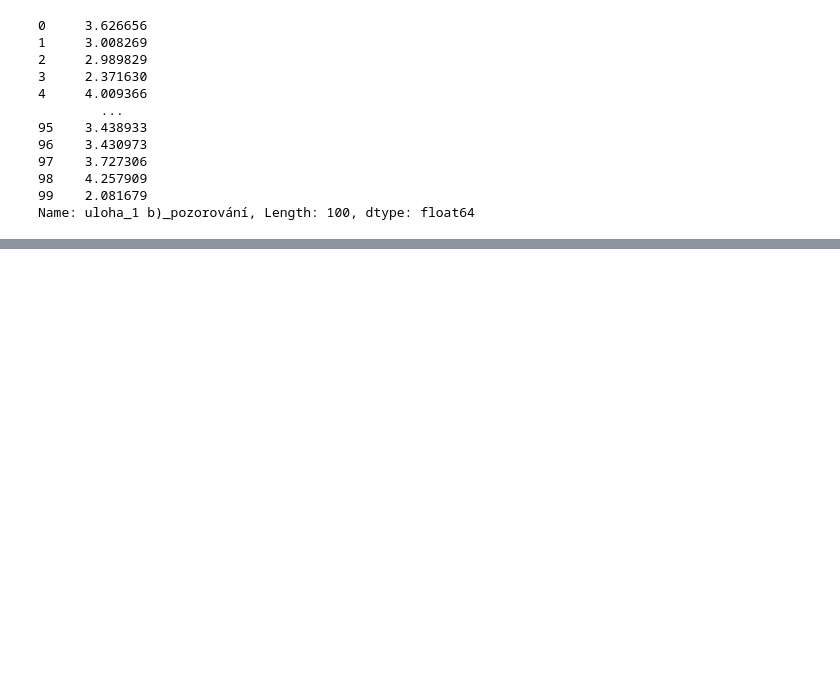
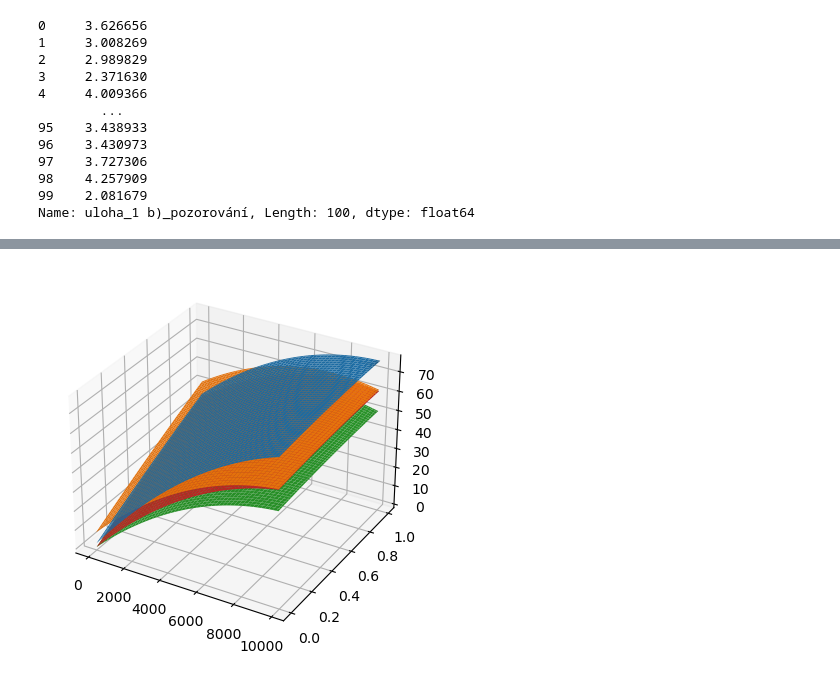
Before and after one commit to davidchocholaty/BUT-FIT-MSP-2, a Jupyter notebook: solution.ipynb, the cells around one changed output, grey strips where cells are left out. Saved outputs shown, nothing was run; the diff lists cells and outputs as text; code cells hidden in the pictures; blank space fills up the shorter version.

```diff
--- a/solution.ipynb
+++ b/solution.ipynb
@@ -314,0 +371,10 @@ print(mean, median)
+# %%
+# Definice plneho modelu
+formula_definition = 'Ping ~ ActiveUsers + InteractingPct + C(OSType) + ' + \
+    'ActiveUsers * InteractingPct + ' + \
+    'ActiveUsers * C(OSType) + ' + \
+    'InteractingPct * C(OSType) + ' + \
+    '+ I(ActiveUsers**2) + I(InteractingPct**2)'
+full_model = smf.ols(formula=formula_definition, data=df_2)
+full_model_fit = full_model.fit()
+full_model_fit.summary()
@@ -314,0 +416,76 @@ print(mean, median)
+# %%
+from matplotlib import cm
+
+fig = plt.figure()
+ax = fig.add_subplot(111, projection='3d')
+
+# active_users_min = min(df_2.ActiveUsers)
+active_users_max = max(df_2.ActiveUsers)
+
+x = np.arange(0, 10000, 100)
+y = np.arange(0.0, 1.0, 0.01)
+X, Y = np.meshgrid(x, y)
+
+print(full_model_fit.params)
+
+zs_macos = full_model_fit.params['Intercept'] + \
+    full_model_fit.params['C(OSType)[T.MacOS]'] + \
+    full_model_fit.params['ActiveUsers'] * X + \
+    full_model_fit.params['ActiveUsers:C(OSType)[T.MacOS]'] * X + \
+    full_model_fit.params['InteractingPct'] * Y + \
+    full_model_fit.params['InteractingPct:C(OSType)[T.MacOS]'] * Y + \
+    full_model_fit.params['ActiveUsers:InteractingPct'] * X * Y + \
+    full_model_fit.params['I(ActiveUsers ** 2)'] * X * X + \
+    full_model_fit.params['I(InteractingPct ** 2)'] * Y * Y
+
+zs_win = full_model_fit.params['Intercept'] + \
+    full_model_fit.params['C(OSType)[T.Windows]'] + \
+    full_model_fit.params['ActiveUsers'] * X + \
+    full_model_fit.params['ActiveUsers:C(OSType)[T.Windows]'] * X + \
+    full_model_fit.params['InteractingPct'] * Y + \
+    full_model_fit.params['InteractingPct:C(OSType)[T.Windows]'] * Y + \
+    full_model_fit.params['ActiveUsers:InteractingPct'] * X * Y + \
+    full_model_fit.params['I(ActiveUsers ** 2)'] * X * X + \
+    full_model_fit.params['I(InteractingPct ** 2)'] * Y * Y
+
+zs_ios = full_model_fit.params['Intercept'] + \
+    full_model_fit.params['C(OSType)[T.iOS]'] + \
+    full_model_fit.params['ActiveUsers'] * X + \
+    full_model_fit.params['ActiveUsers:C(OSType)[T.iOS]'] * X + \
+    full_model_fit.params['InteractingPct'] * Y + \
+    full_model_fit.params['InteractingPct:C(OSType)[T.iOS]'] * Y + \
+    full_model_fit.params['ActiveUsers:InteractingPct'] * X * Y + \
+    full_model_fit.params['I(ActiveUsers ** 2)'] * X * X + \
+    full_model_fit.params['I(InteractingPct ** 2)'] * Y * Y
+
+zs_android = full_model_fit.params['Intercept'] + \
+    full_model_fit.params['ActiveUsers'] * X + \
+    full_model_fit.params['InteractingPct'] * Y + \
+    full_model_fit.params['ActiveUsers:InteractingPct'] * X * Y + \
+    full_model_fit.params['I(ActiveUsers ** 2)'] * X * X + \
+    full_model_fit.params['I(InteractingPct ** 2)'] * Y * Y
+
+Z_macos = zs_macos.reshape(X.shape)
+Z_win = zs_win.reshape(X.shape)
+Z_ios = zs_ios.reshape(X.shape)
+Z_android = zs_android.reshape(X.shape)
+
+# Vykresleni puvodnich dat
+# ax.scatter(df_2.ActiveUsers, df_2.InteractingPct, df_2.Ping, marker='.')
+
+ax.plot_surface(X, Y, Z_macos)
+ax.plot_surface(X, Y, Z_win)
+ax.plot_surface(X, Y, Z_ios)
+ax.plot_surface(X, Y, Z_android)
+
+# ax.legend()
+# ax.view_init(elev=20., azim=-35, roll=0)
+# ax.set_xlim(0, 1)
+# ax.set_ylim(0, 1)
+# ax.set_zlim(0, 1)
+
+#ax.set_xlabel('X')
+#ax.set_ylabel('Y')
+#ax.set_zlabel('Z')
+plt.show()
+# %% [output]
@@ -314,0 +508 @@ print(mean, median)
+[figure, added]
```
Also changed, not shown: parts of 21 cells of this notebook.
